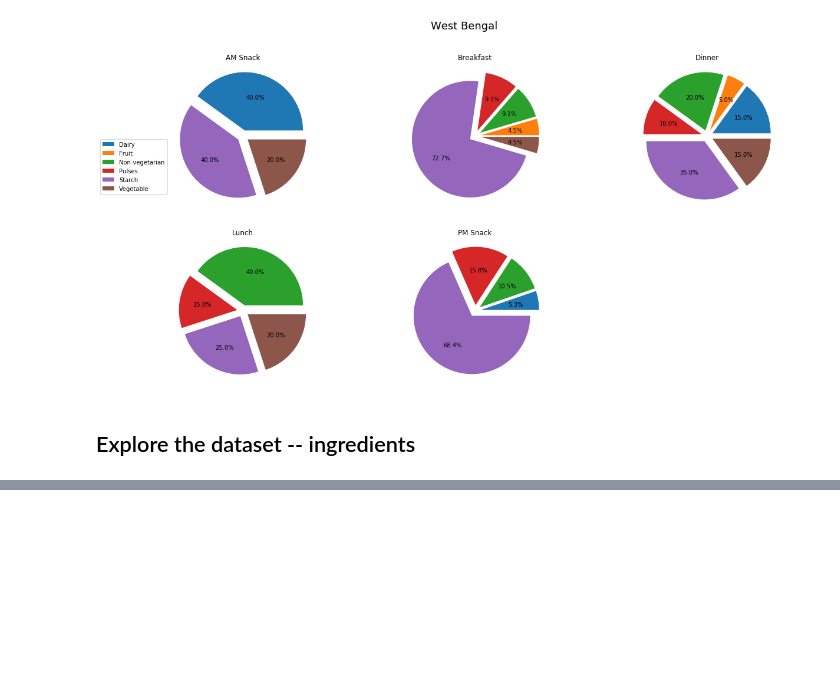
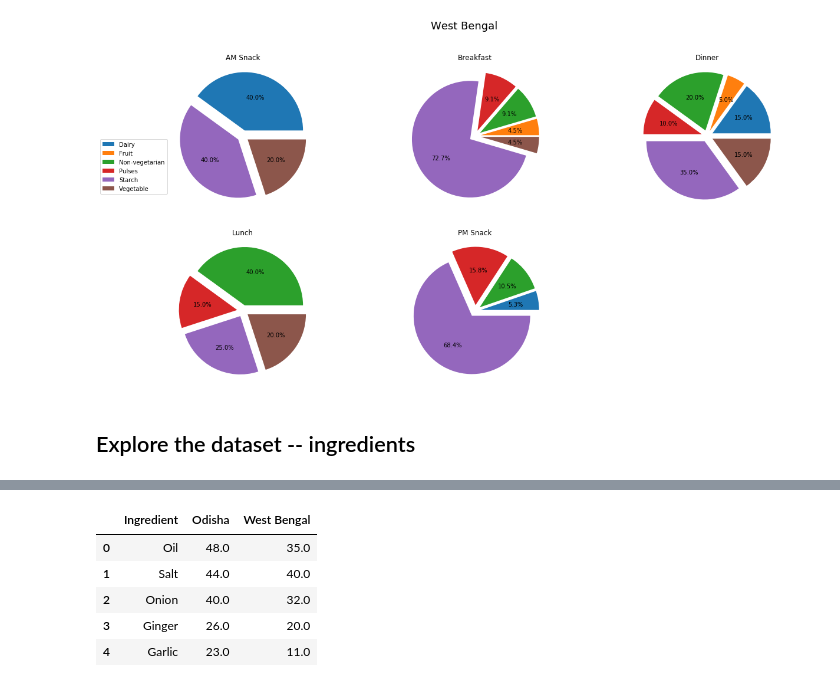
Before and after one commit to rochiecuevas/FoodChoice, a Jupyter notebook: Expert_Elicitation.ipynb, the cells around one changed output, grey strips where cells are left out. Saved outputs shown, nothing was run; the diff lists cells and outputs as text; code cells hidden in the pictures; blank space fills up the shorter version.

```diff
--- a/Expert_Elicitation.ipynb
+++ b/Expert_Elicitation.ipynb
@@ -627,11 +612,0 @@ maxs = [round(df["Ingredient"].max()) for df in ing_counts]   # maximum
-# %%
-# Print summary of results
-for x in range(0, len(means)):
-    print(f"State: {states[x]}")
-    print("------------------")
-    print(f"Number of ingredients: {num_ing[x]}")
-    print(f"Average number of ingredients per dish: {means[x]} ± {stds[x]}")
-    print(f"Minimum number of ingredients per dish: {mins[x]}")
-    print(f"Maximum number of ingredients per dish: {maxs[x]}")
-    print("")
-    print("")
@@ -651,18 +613,25 @@ plt.savefig("EastIndia_Expert_Elicitation/density_ODWB.eps", format = "eps", dpi
 # %%
 # Determine the most common ingredients per state
 # Odisha [0]; West Bengal [1]
 common_ingredients = []
 for x in dfs_ing:
-    df = x.groupby("Ingredient2")["Ingredient"].count().to_frame("Count").reset_index()
+    df = x.groupby("Ingredient")["Ing_Category"].count().to_frame("Count").reset_index()
     df = df.sort_values(by = ["Count"], ascending = False)
     common_ingredients.append(df)
 
 # Merge the two dataframes and rename columns
-common_ingredients2 = pd.merge(common_ingredients[0], common_ingredients[1], how = "outer", on = "Ingredient2")
+common_ingredients2 = pd.merge(common_ingredients[0], common_ingredients[1], how = "outer", on = "Ingredient")
 common_ingredients2 = common_ingredients2.rename(columns = {"Count_x": "Odisha", "Count_y": "West Bengal"})
 
 # Preview the results
 common_ingredients2.head()
+# %% [output]
+|  | Ingredient | Odisha | West Bengal |
+| 0 | Oil | 48.0 | 35.0 |
+| 1 | Salt | 44.0 | 40.0 |
+| 2 | Onion | 40.0 | 32.0 |
+| 3 | Ginger | 26.0 | 20.0 |
+| 4 | Garlic | 23.0 | 11.0 |
 # %%
 # Frequency of ingredient categories by state
 # Odisha [0]; West Bengal [1]
```
Also changed, not shown: parts of 30 cells of this notebook.
